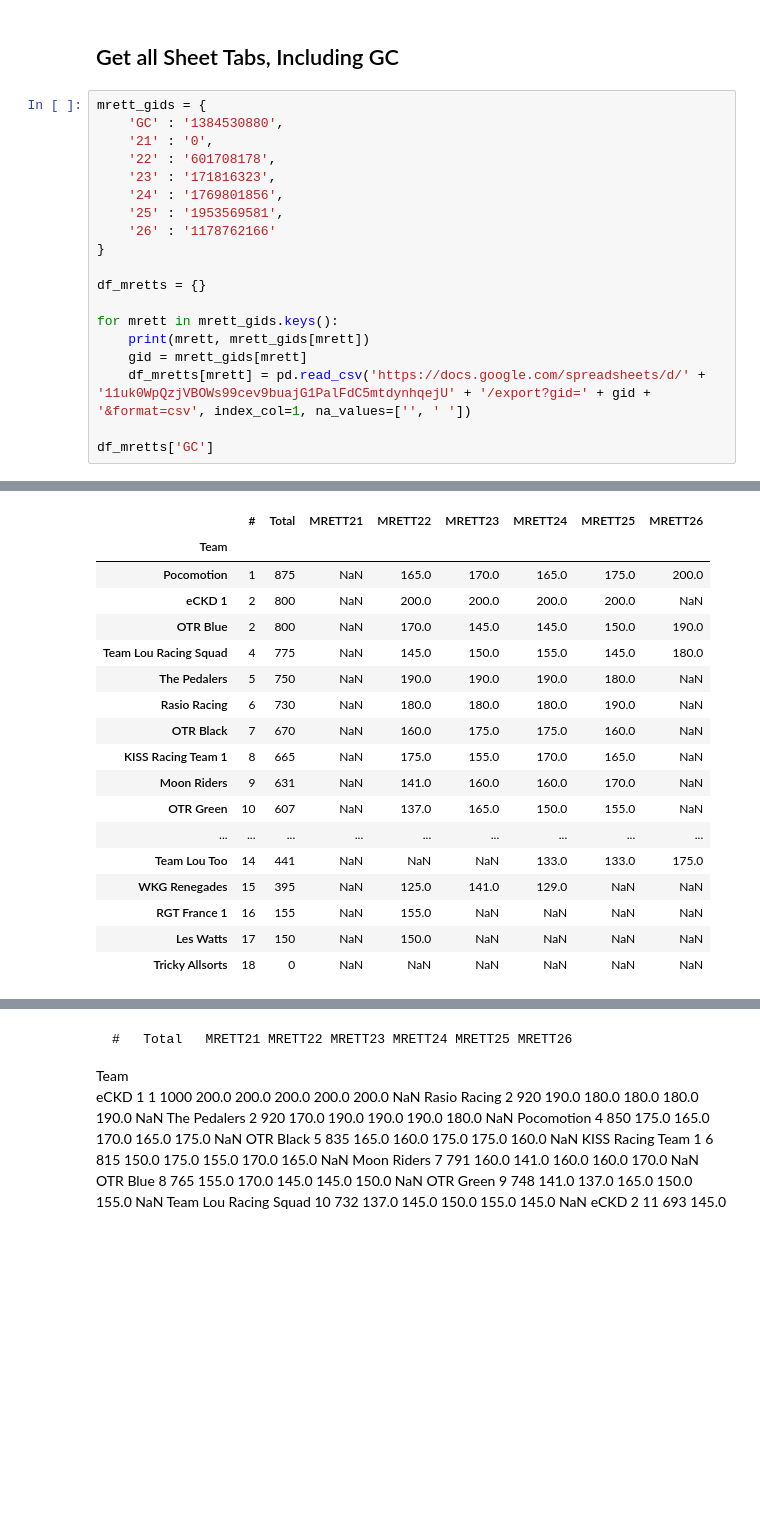
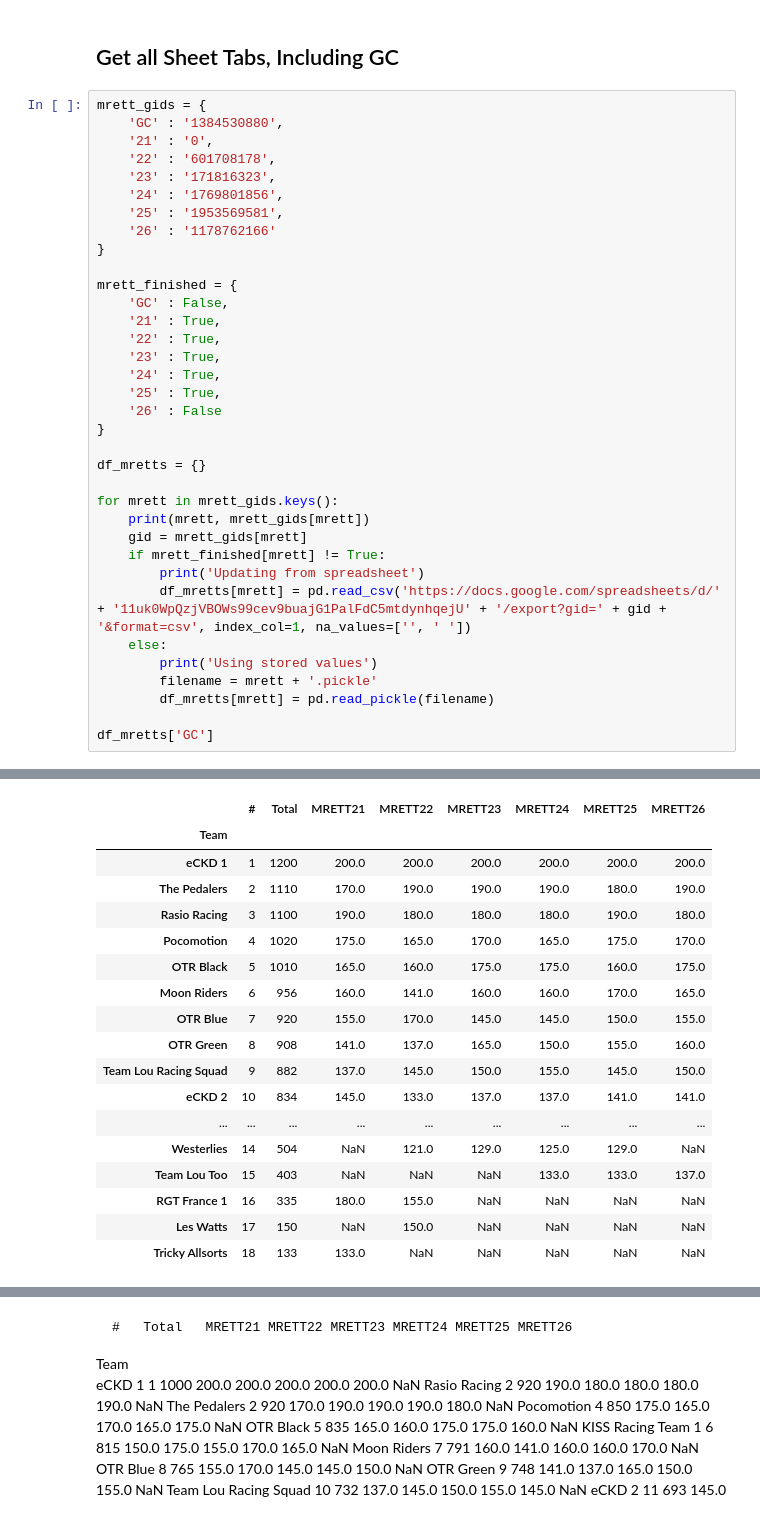
Before and after one commit to mr-canoe-head/sheet-to-cal-rgt-events, a Jupyter notebook: mrett.ipynb, the cells around one changed output, grey strips where cells are left out. Cells and saved outputs as stored; diff of their text form; blank space fills up the shorter version.

Commit message:
Pickle race results

```diff
--- a/mrett.ipynb
+++ b/mrett.ipynb
@@ -94,12 +96,28 @@ mrett_gids = {
     '26' : '1178762166'
 }
 
+mrett_finished = {
+    'GC' : False,
+    '21' : True,
+    '22' : True,
+    '23' : True,
+    '24' : True,
+    '25' : True,
+    '26' : False
+}
+
 df_mretts = {}
 
 for mrett in mrett_gids.keys():
     print(mrett, mrett_gids[mrett])
     gid = mrett_gids[mrett]
-    df_mretts[mrett] = pd.read_csv('https://docs.google.com/spreadsheets/d/' + '11uk0WpQzjVBOWs99cev9buajG1PalFdC5mtdynhqejU' + '/export?gid=' + gid + '&format=csv', index_col=1, na_values=['', ' '])
+    if mrett_finished[mrett] != True:
+        print('Updating from spreadsheet')
+        df_mretts[mrett] = pd.read_csv('https://docs.google.com/spreadsheets/d/' + '11uk0WpQzjVBOWs99cev9buajG1PalFdC5mtdynhqejU' + '/export?gid=' + gid + '&format=csv', index_col=1, na_values=['', ' '])
+    else:
+        print('Using stored values')
+        filename = mrett + '.pickle'
+        df_mretts[mrett] = pd.read_pickle(filename)
 
 df_mretts['GC']
 # %% [output]
@@ -113,21 +138,21 @@ GC 1384530880
 |  | # | Total | MRETT21 | MRETT22 | MRETT23 | MRETT24 | MRETT25 | MRETT26 |
 | Team |  |  |  |  |  |  |  |  |
-| Pocomotion | 1 | 875 | NaN | 165.0 | 170.0 | 165.0 | 175.0 | 200.0 |
-| eCKD 1 | 2 | 800 | NaN | 200.0 | 200.0 | 200.0 | 200.0 | NaN |
-| OTR Blue | 2 | 800 | NaN | 170.0 | 145.0 | 145.0 | 150.0 | 190.0 |
-| Team Lou Racing Squad | 4 | 775 | NaN | 145.0 | 150.0 | 155.0 | 145.0 | 180.0 |
-| The Pedalers | 5 | 750 | NaN | 190.0 | 190.0 | 190.0 | 180.0 | NaN |
-| Rasio Racing | 6 | 730 | NaN | 180.0 | 180.0 | 180.0 | 190.0 | NaN |
-| OTR Black | 7 | 670 | NaN | 160.0 | 175.0 | 175.0 | 160.0 | NaN |
-| KISS Racing Team 1 | 8 | 665 | NaN | 175.0 | 155.0 | 170.0 | 165.0 | NaN |
-| Moon Riders | 9 | 631 | NaN | 141.0 | 160.0 | 160.0 | 170.0 | NaN |
-| OTR Green | 10 | 607 | NaN | 137.0 | 165.0 | 150.0 | 155.0 | NaN |
+| eCKD 1 | 1 | 1200 | 200.0 | 200.0 | 200.0 | 200.0 | 200.0 | 200.0 |
+| The Pedalers | 2 | 1110 | 170.0 | 190.0 | 190.0 | 190.0 | 180.0 | 190.0 |
+| Rasio Racing | 3 | 1100 | 190.0 | 180.0 | 180.0 | 180.0 | 190.0 | 180.0 |
+| Pocomotion | 4 | 1020 | 175.0 | 165.0 | 170.0 | 165.0 | 175.0 | 170.0 |
+| OTR Black | 5 | 1010 | 165.0 | 160.0 | 175.0 | 175.0 | 160.0 | 175.0 |
+| Moon Riders | 6 | 956 | 160.0 | 141.0 | 160.0 | 160.0 | 170.0 | 165.0 |
+| OTR Blue | 7 | 920 | 155.0 | 170.0 | 145.0 | 145.0 | 150.0 | 155.0 |
+| OTR Green | 8 | 908 | 141.0 | 137.0 | 165.0 | 150.0 | 155.0 | 160.0 |
+| Team Lou Racing Squad | 9 | 882 | 137.0 | 145.0 | 150.0 | 155.0 | 145.0 | 150.0 |
+| eCKD 2 | 10 | 834 | 145.0 | 133.0 | 137.0 | 137.0 | 141.0 | 141.0 |
 | ... | ... | ... | ... | ... | ... | ... | ... | ... |
-| Team Lou Too | 14 | 441 | NaN | NaN | NaN | 133.0 | 133.0 | 175.0 |
-| WKG Renegades | 15 | 395 | NaN | 125.0 | 141.0 | 129.0 | NaN | NaN |
-| RGT France 1 | 16 | 155 | NaN | 155.0 | NaN | NaN | NaN | NaN |
+| Westerlies | 14 | 504 | NaN | 121.0 | 129.0 | 125.0 | 129.0 | NaN |
+| Team Lou Too | 15 | 403 | NaN | NaN | NaN | 133.0 | 133.0 | 137.0 |
+| RGT France 1 | 16 | 335 | 180.0 | 155.0 | NaN | NaN | NaN | NaN |
 | Les Watts | 17 | 150 | NaN | 150.0 | NaN | NaN | NaN | NaN |
-| Tricky Allsorts | 18 | 0 | NaN | NaN | NaN | NaN | NaN | NaN |
+| Tricky Allsorts | 18 | 133 | 133.0 | NaN | NaN | NaN | NaN | NaN |
 # %%
 if pd.isna(df_mretts['GC']['MRETT21'].iloc[0]):
     df_mretts['GC'].at['eCKD 1', 'MRETT21'] = 200
```
Also changed, not shown: parts of 9 cells of this notebook, 11 other files.
